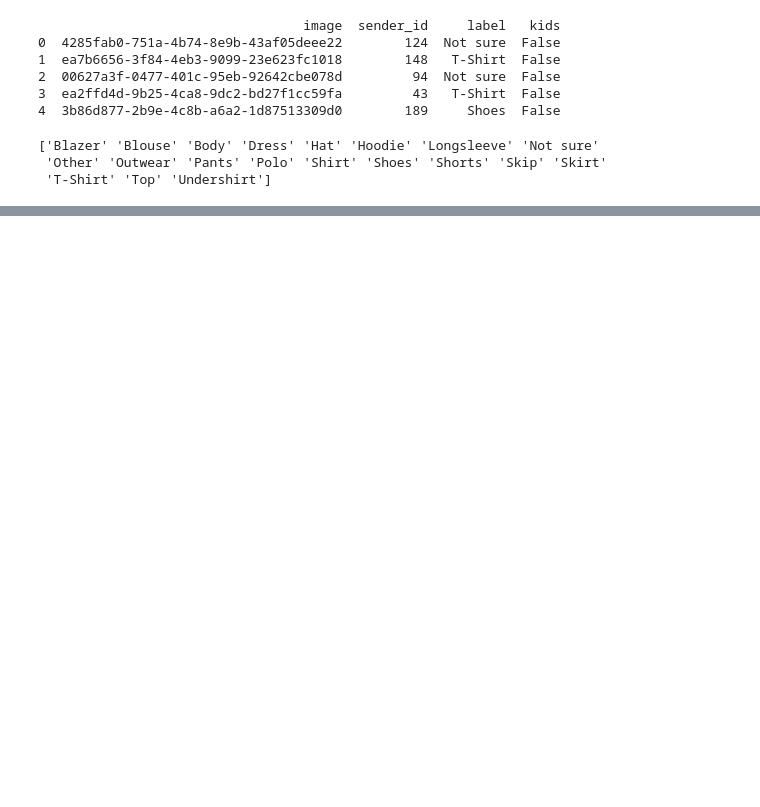
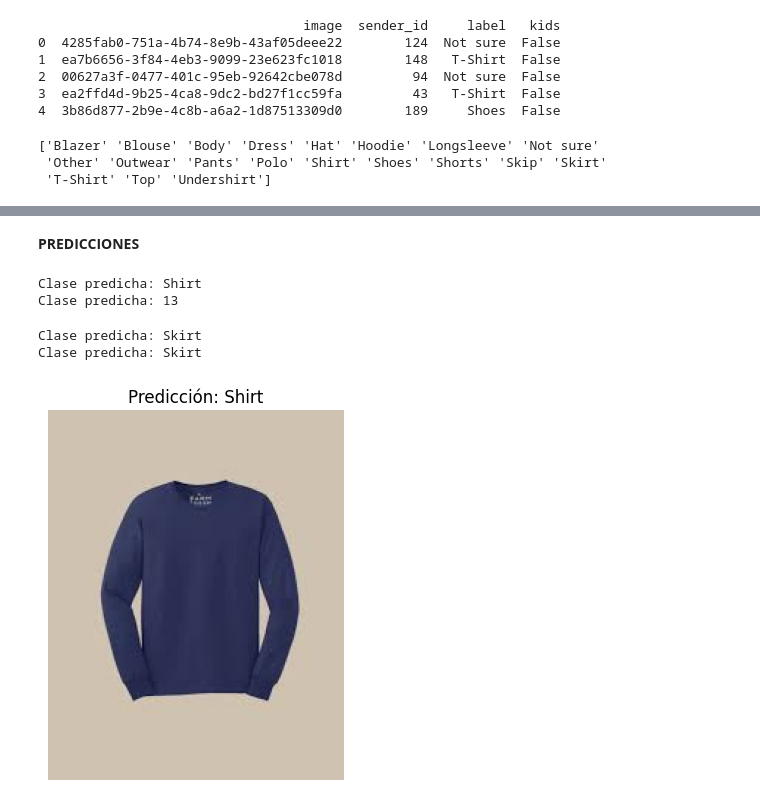
Before and after one commit to JustinLucero07/AprendizajePractica3, a Jupyter notebook: practica.ipynb, the cells around one changed output, grey strips where cells are left out. Cells and saved outputs as stored; diff of their text form; code cells hidden in the pictures; blank space fills up the shorter version.

```diff
--- a/practica.ipynb
+++ b/practica.ipynb
@@ -177,0 +213,2 @@ weighted avg       0.50      0.51      0.49      1081
+# %% [markdown]
+**PREDICCIONES**
@@ -177,0 +220,58 @@ weighted avg       0.50      0.51      0.49      1081
+# %%
+img = imread("/home/justin/Documentos/APRENDIZAJE/AprendizajePractica3/imgs/images_compressed/0a30baec-1938-47c5-b495-68a51701b43d.jpg")
+img = cv2.resize(img, (IMG_SIZE, IMG_SIZE))
+img = img / 255.0
+img = img.flatten().reshape(1, -1)
+
+# mismo scaler
+img_scaled = scaler.transform(img)
+
+# mismo PCA
+img_pca = pca.transform(img_scaled)
+
+# predicción
+pred = svm.predict(img_pca)
+
+print("Clase predicha:", le.classes_[pred[0]-1])
+
+
+print("Clase predicha:", pred[0])
+# %% [output]
+Clase predicha: Shirt
+Clase predicha: 13
+# %%
+img = imread("/home/justin/Documentos/APRENDIZAJE/AprendizajePractica3/blazer.jpg")
+img = cv2.resize(img, (IMG_SIZE, IMG_SIZE))
+img = img / 255.0
+img = img.flatten().reshape(1, -1)
+
+# mismo scaler
+img_scaled = scaler.transform(img)
+
+# mismo PCA
+img_pca = pca.transform(img_scaled)
+
+# predicción
+pred = svm.predict(img_pca)
+
+print("Clase predicha:", le.classes_[pred[0]-1])
+
+
+print("Clase predicha:", le.classes_[pred[0]-1])
+# %% [output]
+Clase predicha: Skirt
+Clase predicha: Skirt
+# %%
+import matplotlib.pyplot as plt
+
+img_show = cv2.cvtColor(
+    cv2.imread("/home/justin/Documentos/APRENDIZAJE/AprendizajePractica3/Longsleeve.jpeg"),
+    cv2.COLOR_BGR2RGB
+)
+
+plt.imshow(img_show)
+plt.title(f"Predicción: {le.classes_[pred[0]-1]}")
+plt.axis("off")
+plt.show()
+# %% [output]
+[figure, added]
```
Also changed, not shown: parts of 14 cells of this notebook.
